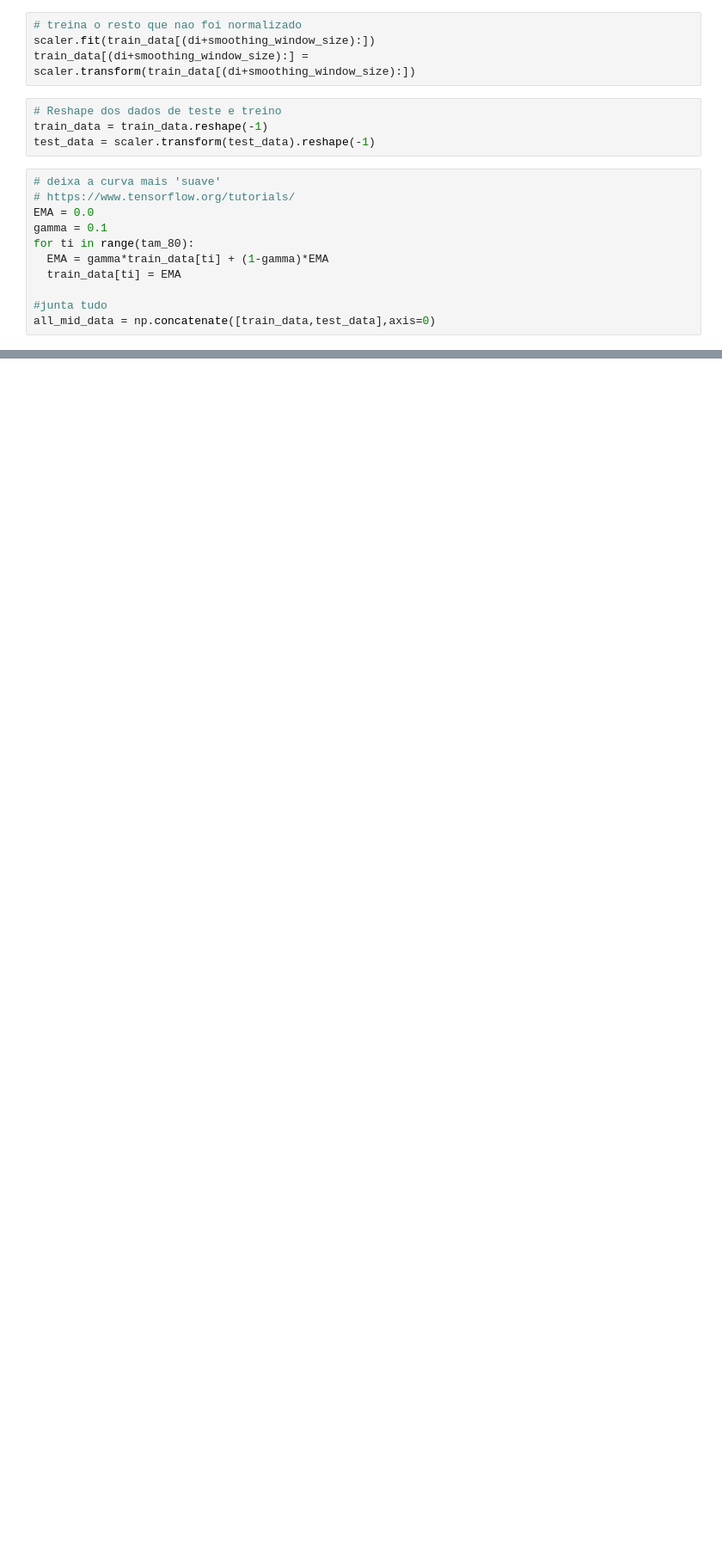
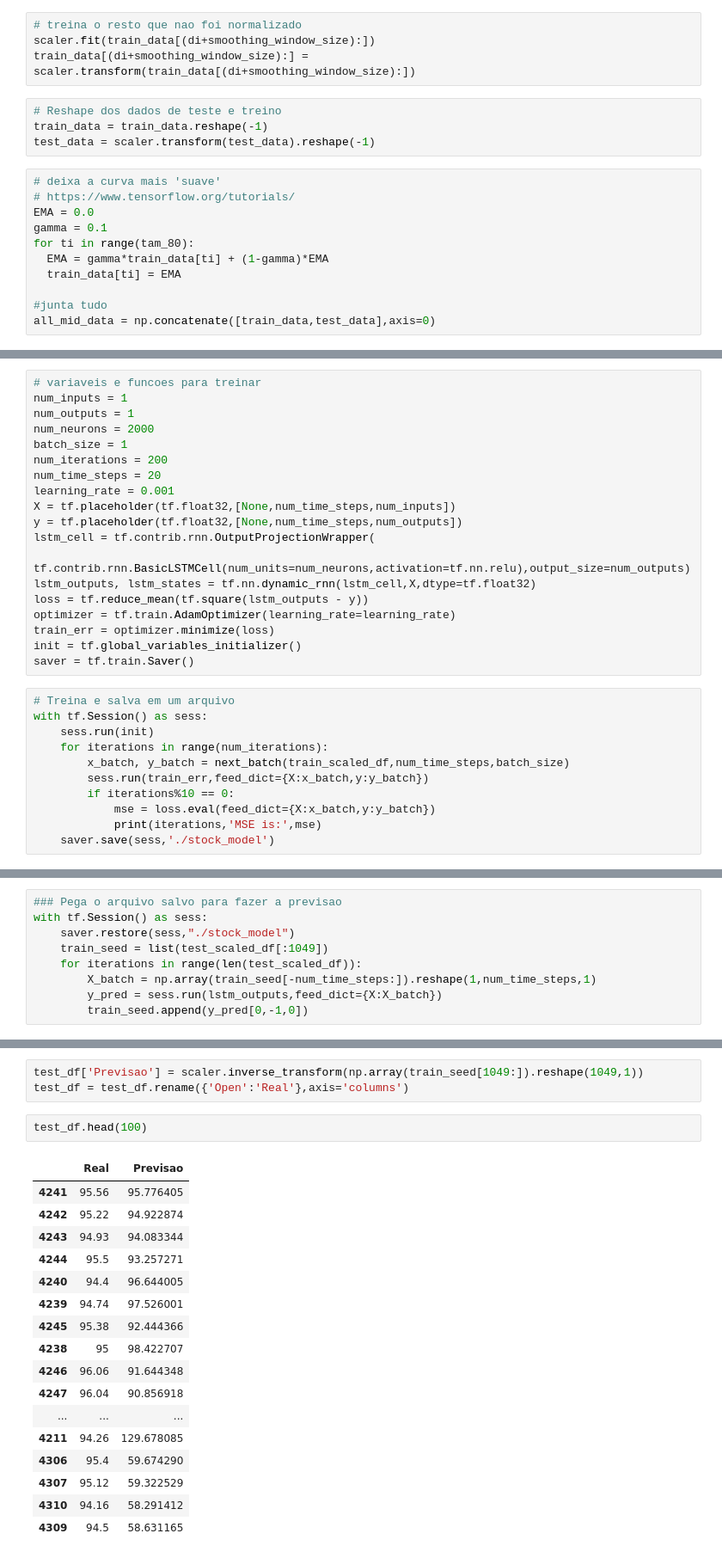
Before and after one commit to lucasrodrigues10/IA_Python, a Jupyter notebook: Projeto_Final/main.ipynb, the cells around one changed output, grey strips where cells are left out. Shown: that part at 86% size. Cells and saved outputs as stored; diff of their text form; blank space fills up the shorter version.

Commit message:
Adiciona o modelo com redes e tambem um gitignore

```diff
--- a/Projeto_Final/main.ipynb
+++ b/Projeto_Final/main.ipynb
@@ -165,0 +214,30 @@ plt.show()
+# %%
+# variaveis e funcoes para treinar
+num_inputs = 1
+num_outputs = 1
+num_neurons = 2000
+batch_size = 1
+num_iterations = 200
+num_time_steps = 20
+learning_rate = 0.001
+X = tf.placeholder(tf.float32,[None,num_time_steps,num_inputs])
+y = tf.placeholder(tf.float32,[None,num_time_steps,num_outputs])
+lstm_cell = tf.contrib.rnn.OutputProjectionWrapper(
+             tf.contrib.rnn.BasicLSTMCell(num_units=num_neurons,activation=tf.nn.relu),output_size=num_outputs)
+lstm_outputs, lstm_states = tf.nn.dynamic_rnn(lstm_cell,X,dtype=tf.float32)
+loss = tf.reduce_mean(tf.square(lstm_outputs - y))
+optimizer = tf.train.AdamOptimizer(learning_rate=learning_rate)
+train_err = optimizer.minimize(loss)
+init = tf.global_variables_initializer()
+saver = tf.train.Saver()
+# %%
+# Treina e salva em um arquivo
+with tf.Session() as sess:
+    sess.run(init)
+    for iterations in range(num_iterations):
+        x_batch, y_batch = next_batch(train_scaled_df,num_time_steps,batch_size)
+        sess.run(train_err,feed_dict={X:x_batch,y:y_batch})
+        if iterations%10 == 0:
+            mse = loss.eval(feed_dict={X:x_batch,y:y_batch})
+            print(iterations,'MSE is:',mse)
+    saver.save(sess,'./stock_model')
@@ -165,0 +265,9 @@ plt.show()
+# %%
+### Pega o arquivo salvo para fazer a previsao
+with tf.Session() as sess:
+    saver.restore(sess,"./stock_model")
+    train_seed = list(test_scaled_df[:1049])
+    for iterations in range(len(test_scaled_df)):
+        X_batch = np.array(train_seed[-num_time_steps:]).reshape(1,num_time_steps,1)
+        y_pred = sess.run(lstm_outputs,feed_dict={X:X_batch})
+        train_seed.append(y_pred[0,-1,0])
@@ -165,0 +276,23 @@ plt.show()
+# %%
+test_df['Previsao'] = scaler.inverse_transform(np.array(train_seed[1049:]).reshape(1049,1))
+test_df = test_df.rename({'Open':'Real'},axis='columns')
+# %%
+test_df.head(100)
+# %% [output]
+|  | Real | Previsao |
+| 4241 | 95.56 | 95.776405 |
+| 4242 | 95.22 | 94.922874 |
+| 4243 | 94.93 | 94.083344 |
+| 4244 | 95.5 | 93.257271 |
+| 4240 | 94.4 | 96.644005 |
+| 4239 | 94.74 | 97.526001 |
+| 4245 | 95.38 | 92.444366 |
+| 4238 | 95 | 98.422707 |
+| 4246 | 96.06 | 91.644348 |
+| 4247 | 96.04 | 90.856918 |
+| ... | ... | ... |
+| 4211 | 94.26 | 129.678085 |
+| 4306 | 95.4 | 59.674290 |
+| 4307 | 95.12 | 59.322529 |
+| 4310 | 94.16 | 58.291412 |
+| 4309 | 94.5 | 58.631165 |
```
Also changed, not shown: parts of 21 cells of this notebook, 2 other files.
